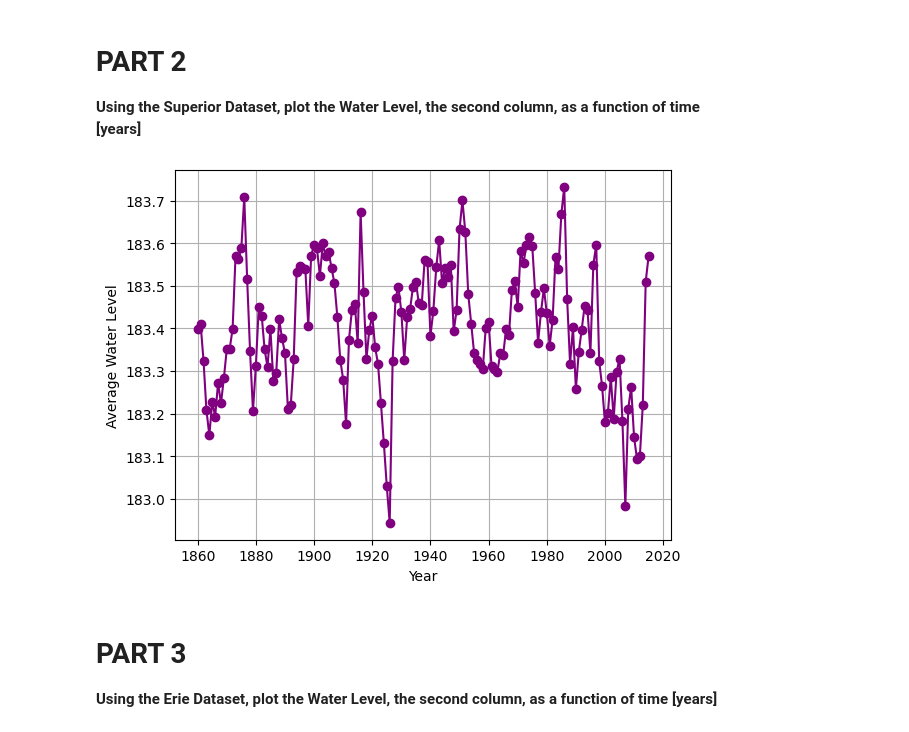
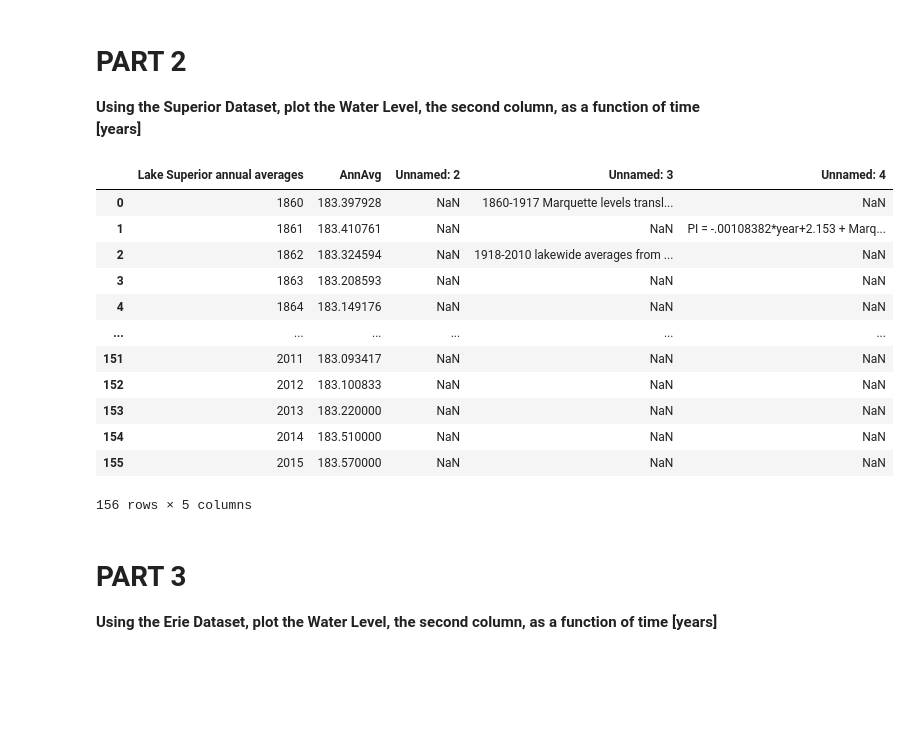
Before and after one commit to jackcienkus/CMSE202_Git_Started, a Jupyter notebook: Great_Lakes_and_Grand_River.ipynb, the cells around one changed output. Saved outputs shown, nothing was run; the diff lists cells and outputs as text; code cells hidden in the pictures; blank space fills up the shorter version.

```diff
--- a/Great_Lakes_and_Grand_River.ipynb
+++ b/Great_Lakes_and_Grand_River.ipynb
@@ -36,13 +44,22 @@ This notebook **might look very familiar!** It is based off a CMSE 201 assignmen
 **Using the Superior Dataset, plot the Water Level, the second column, as a function of time [years]**
 # %%
 # Insert Code Here
-superior_data = pd.read_csv(r"data/sup.csv")
-plt.plot(superior_data.iloc[:,0], superior_data.iloc[:,1], color='purple', marker='o')
-plt.xlabel("Year")
-plt.ylabel("Average Water Level")
-plt.grid()
+sup = pd.read_csv(r"data/sup.csv")
+plt.plot(sup.iloc[:,0], sup.iloc[:,1], color='purple', marker='o')
 # %% [output]
-[figure, removed]
+|  | Lake Superior annual averages | AnnAvg | Unnamed: 2 | Unnamed: 3 | Unnamed: 4 |
+| 0 | 1860 | 183.397928 | NaN | 1860-1917 Marquette levels transl... | NaN |
+| 1 | 1861 | 183.410761 | NaN | NaN | PI = -.00108382*year+2.153 + Marq... |
+| 2 | 1862 | 183.324594 | NaN | 1918-2010 lakewide averages from ... | NaN |
+| 3 | 1863 | 183.208593 | NaN | NaN | NaN |
+| 4 | 1864 | 183.149176 | NaN | NaN | NaN |
+| ... | ... | ... | ... | ... | ... |
+| 151 | 2011 | 183.093417 | NaN | NaN | NaN |
+| 152 | 2012 | 183.100833 | NaN | NaN | NaN |
+| 153 | 2013 | 183.220000 | NaN | NaN | NaN |
+| 154 | 2014 | 183.510000 | NaN | NaN | NaN |
+| 155 | 2015 | 183.570000 | NaN | NaN | NaN |
+156 rows × 5 columns
 # %% [markdown]
 # PART 3
 
```
Also changed, not shown: parts of 5 cells of this notebook.
